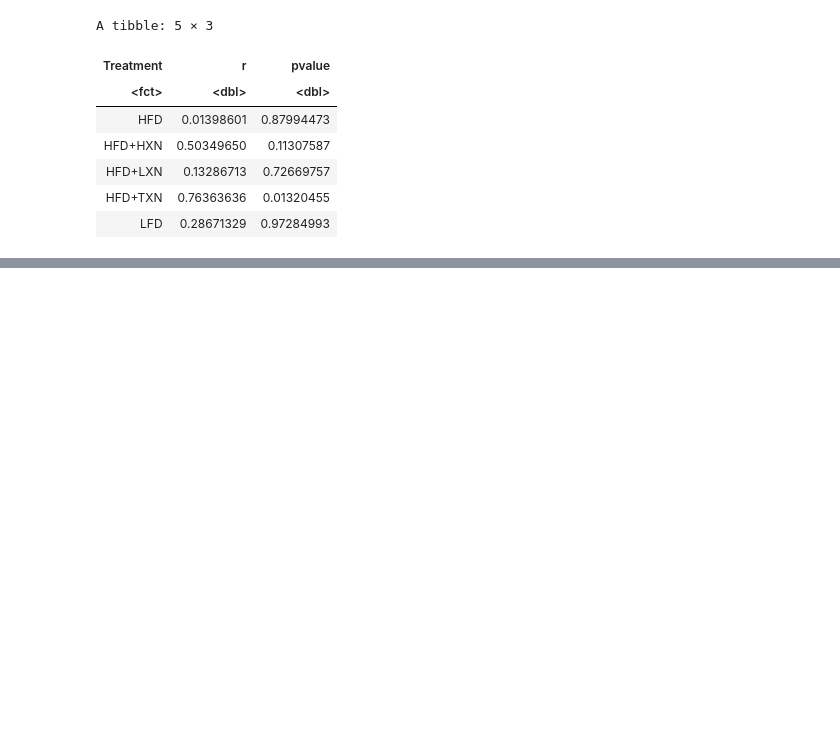
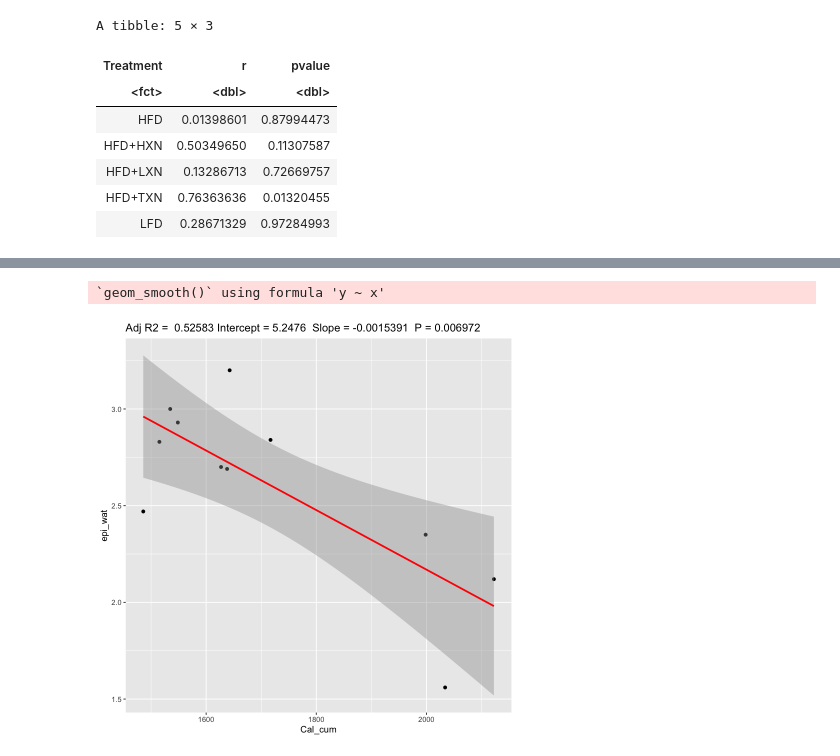
Before and after one commit to zhangyang2017/PPAR, a Jupyter notebook: manuscript/tables/stats.ipynb, the cells around one changed output, grey strips where cells are left out. Drawn from its saved outputs; the diff is of its cells as text; code cells hidden in the pictures; blank space fills up the shorter version.

```diff
--- a/manuscript/tables/stats.ipynb
+++ b/manuscript/tables/stats.ipynb
@@ -148,0 +259,20 @@ package DESCRIPTION file and may need manual editing, see
+# %%
+ggplotRegression <- function (fit) {
+
+require(ggplot2)
+
+ggplot(fit$model, aes_string(x = names(fit$model)[2], y = names(fit$model)[1])) +
+  geom_point() +
+  stat_smooth(method = "lm", col = "red") +
+  labs(title = paste("Adj R2 = ",signif(summary(fit)$adj.r.squared, 5),
+                     "Intercept =",signif(fit$coef[[1]],5 ),
+                     " Slope =",signif(fit$coef[[2]], 5),
+                     " P =",signif(summary(fit)$coef[2,4], 4)))
+}
+
+#https://sejohnston.com/2012/08/09/a-quick-and-easy-function-to-plot-lm-results-in-r/
+# %%
+ggplotRegression(lm(epi_wat ~ Cal_cum, data = txn))
+# %% [output]
+`geom_smooth()` using formula 'y ~ x'
+[figure, added]
```
Also changed, not shown: parts of 34 cells of this notebook, 1 other file.
